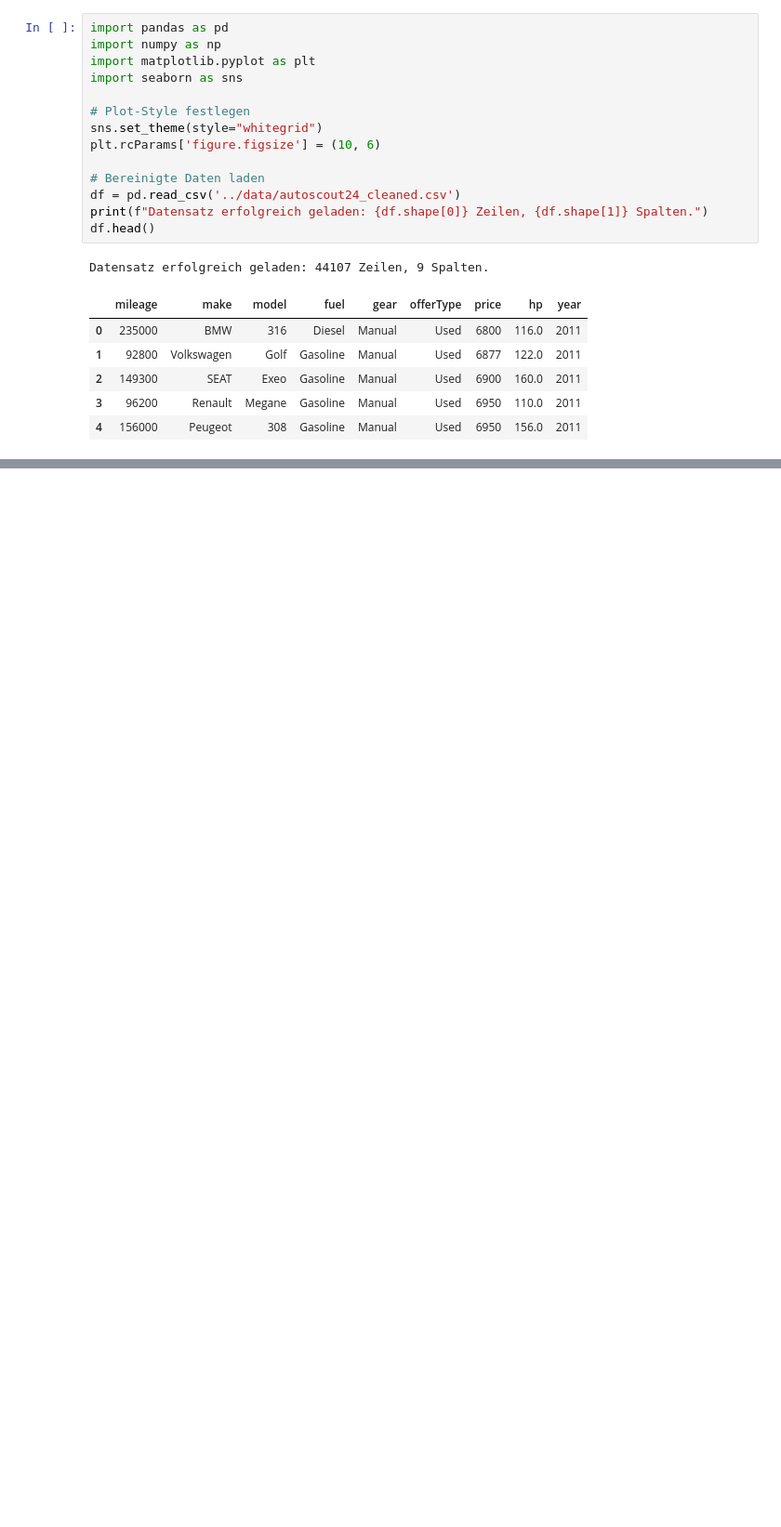
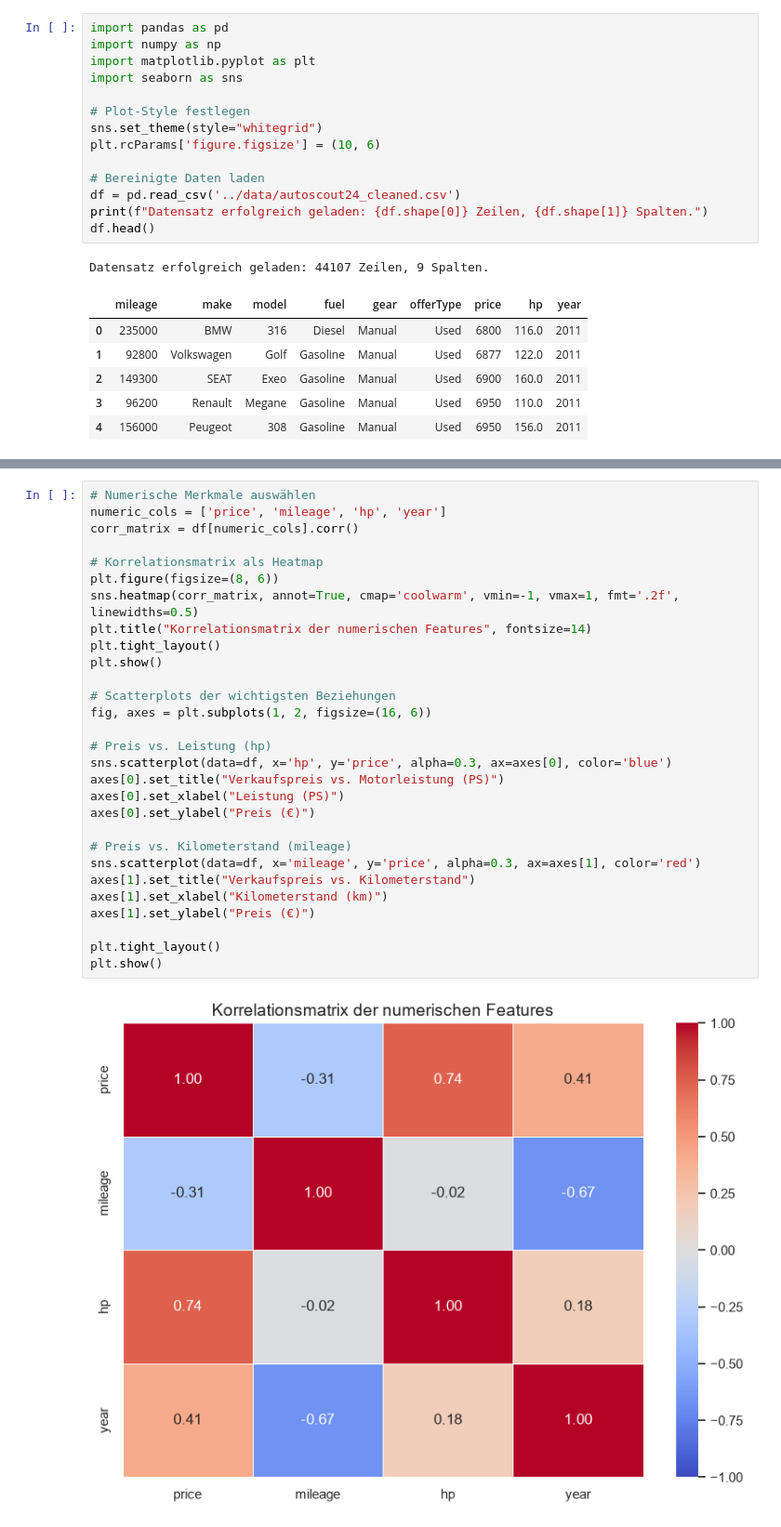
Before and after one commit to CNN4LIVE/autoscout24-market-analytics, a Jupyter notebook: notebooks/01_exploratory_data_analysis.ipynb, the cells around one changed output, grey strips where cells are left out. Shown at 93% size. Drawn from its saved outputs; the diff is of its cells as text; blank space fills up the shorter version.

```diff
--- a/notebooks/01_exploratory_data_analysis.ipynb
+++ b/notebooks/01_exploratory_data_analysis.ipynb
@@ -22,0 +74,31 @@ Datensatz erfolgreich geladen: 44107 Zeilen, 9 Spalten.
+# %%
+# Numerische Merkmale auswählen
+numeric_cols = ['price', 'mileage', 'hp', 'year']
+corr_matrix = df[numeric_cols].corr()
+
+# Korrelationsmatrix als Heatmap
+plt.figure(figsize=(8, 6))
+sns.heatmap(corr_matrix, annot=True, cmap='coolwarm', vmin=-1, vmax=1, fmt='.2f', linewidths=0.5)
+plt.title("Korrelationsmatrix der numerischen Features", fontsize=14)
+plt.tight_layout()
+plt.show()
+
+# Scatterplots der wichtigsten Beziehungen
+fig, axes = plt.subplots(1, 2, figsize=(16, 6))
+
+# Preis vs. Leistung (hp)
+sns.scatterplot(data=df, x='hp', y='price', alpha=0.3, ax=axes[0], color='blue')
+axes[0].set_title("Verkaufspreis vs. Motorleistung (PS)")
+axes[0].set_xlabel("Leistung (PS)")
+axes[0].set_ylabel("Preis (€)")
+
+# Preis vs. Kilometerstand (mileage)
+sns.scatterplot(data=df, x='mileage', y='price', alpha=0.3, ax=axes[1], color='red')
+axes[1].set_title("Verkaufspreis vs. Kilometerstand")
+axes[1].set_xlabel("Kilometerstand (km)")
+axes[1].set_ylabel("Preis (€)")
+
+plt.tight_layout()
+plt.show()
+# %% [output]
+[figure, added]
```
Also changed, not shown: parts of 4 cells of this notebook, 1 other file.
